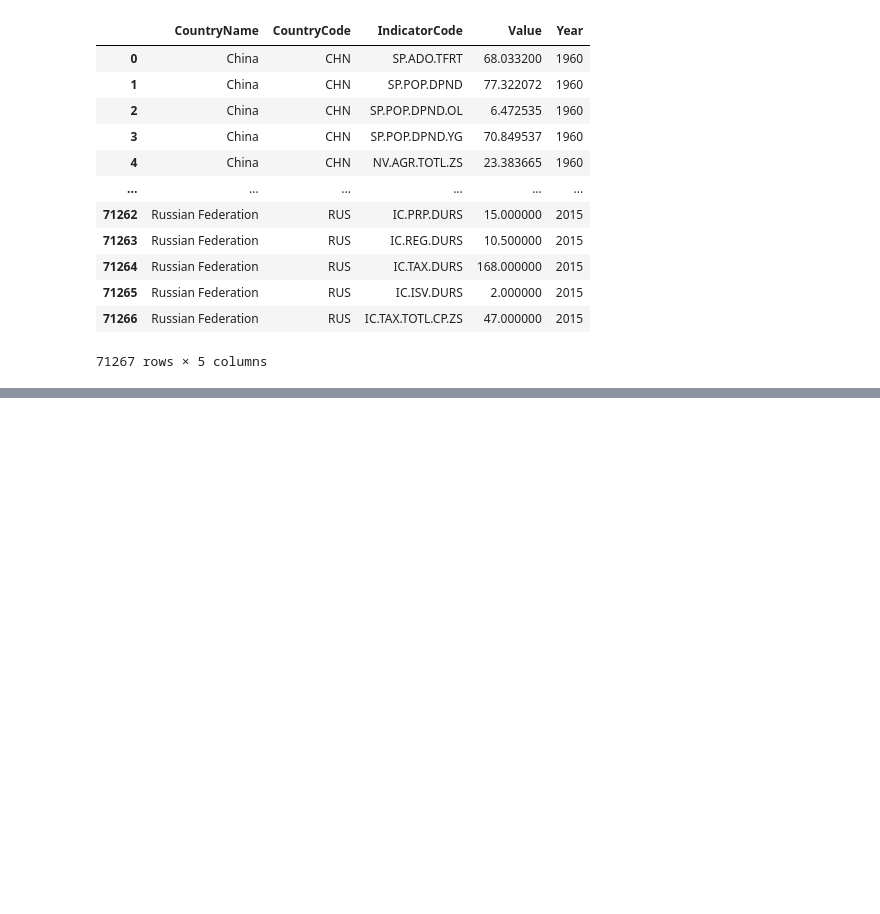
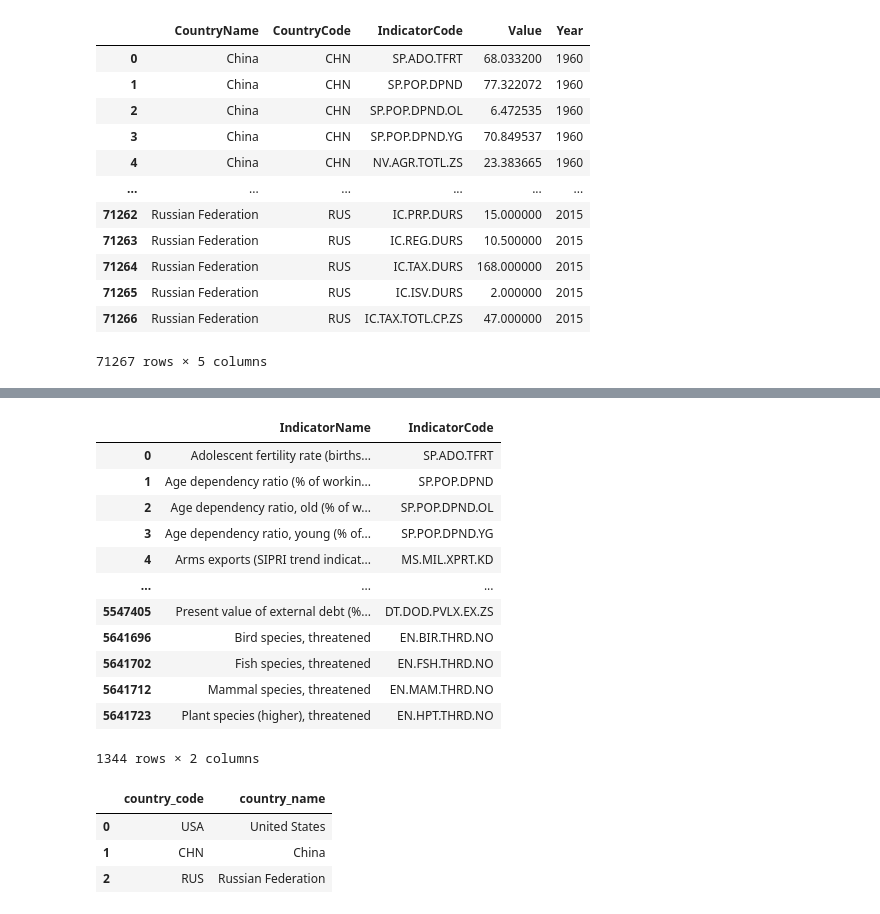
Before and after one commit to jjjjjeb/ETL_Project, a Jupyter notebook: ETL.ipynb, the cells around one changed output, grey strips where cells are left out. Drawn from its saved outputs; the diff is of its cells as text; code cells hidden in the pictures; blank space fills up the shorter version.

```diff
--- a/ETL.ipynb
+++ b/ETL.ipynb
@@ -305,0 +319,17 @@ OperationalError: (psycopg2.OperationalError) FATAL:  password authentication fa
+# %%
+indicators_df = Ind1.drop_duplicates(subset='IndicatorCode', keep="first")
+indicators_df.copy()
+# %% [output]
+|  | IndicatorName | IndicatorCode |
+| 0 | Adolescent fertility rate (births... | SP.ADO.TFRT |
+| 1 | Age dependency ratio (% of workin... | SP.POP.DPND |
+| 2 | Age dependency ratio, old (% of w... | SP.POP.DPND.OL |
+| 3 | Age dependency ratio, young (% of... | SP.POP.DPND.YG |
+| 4 | Arms exports (SIPRI trend indicat... | MS.MIL.XPRT.KD |
+| ... | ... | ... |
+| 5547405 | Present value of external debt (%... | DT.DOD.PVLX.EX.ZS |
+| 5641696 | Bird species, threatened | EN.BIR.THRD.NO |
+| 5641702 | Fish species, threatened | EN.FSH.THRD.NO |
+| 5641712 | Mammal species, threatened | EN.MAM.THRD.NO |
+| 5641723 | Plant species (higher), threatened | EN.HPT.THRD.NO |
+1344 rows × 2 columns
@@ -305,0 +351,10 @@ OperationalError: (psycopg2.OperationalError) FATAL:  password authentication fa
+# %%
+dict_c = zip(country_name, country_id)
+df = pd.DataFrame(dict_c)
+countries = df.rename(columns={0: 'country_code', 1: 'country_name'})
+countries
+# %% [output]
+|  | country_code | country_name |
+| 0 | USA | United States |
+| 1 | CHN | China |
+| 2 | RUS | Russian Federation |
```
Also changed, not shown: parts of 6 cells of this notebook, 2 other files.
